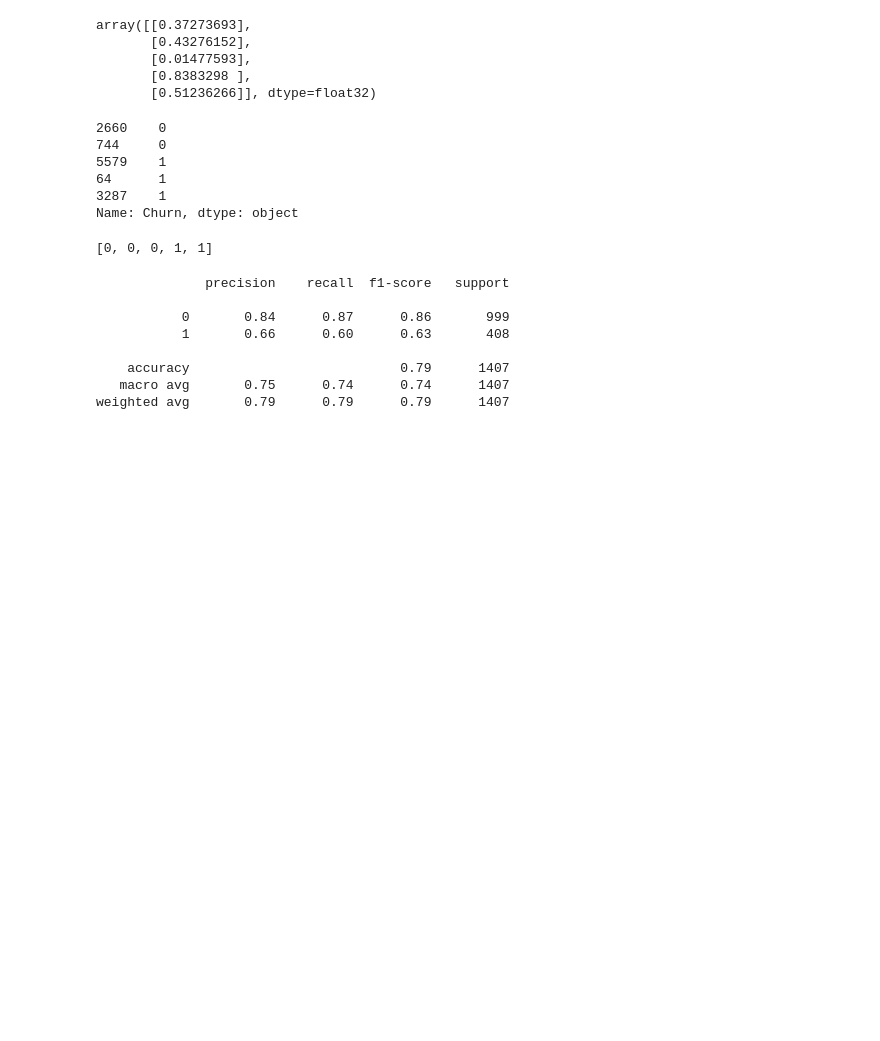
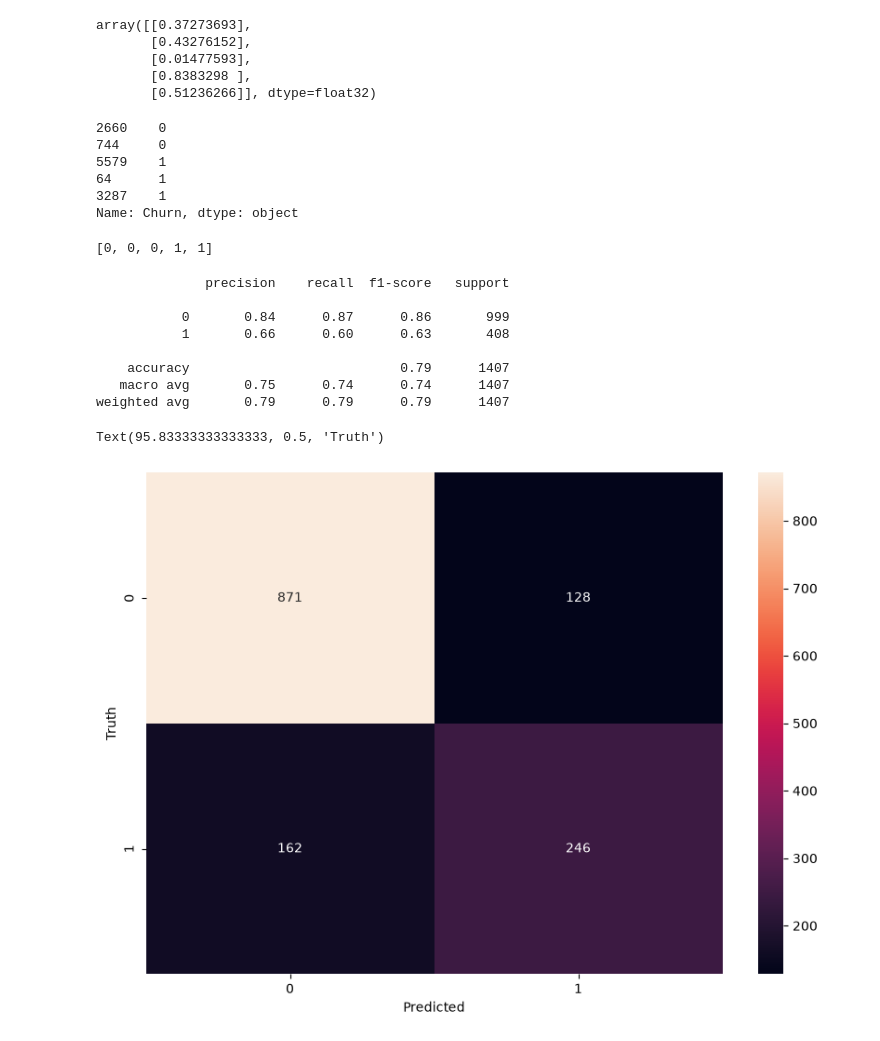
Before and after one commit to boogey004/Deep-Learning, a Jupyter notebook: Artificial Neural Networks/customerchumANN.ipynb, the cells around one changed output. Saved outputs shown, nothing was run; the diff lists cells and outputs as text; code cells hidden in the pictures; blank space fills up the shorter version.

```diff
--- a/Artificial Neural Networks/customerchumANN.ipynb
+++ b/Artificial Neural Networks/customerchumANN.ipynb
@@ -390,3 +390,17 @@ print(classification_report(
     accuracy                           0.79      1407
    macro avg       0.75      0.74      0.74      1407
 weighted avg       0.79      0.79      0.79      1407
+# %%
+import seaborn as sns
+cm = tf.math.confusion_matrix(
+    labels=y_test.to_numpy(dtype=np.int32),
+    predictions=np.asarray(y_pred, dtype=np.int32)
+).numpy()
+
+plt.figure(figsize=(10,7))
+sns.heatmap(cm, annot=True, fmt='d')
+plt.xlabel('Predicted')
+plt.ylabel('Truth')
+# %% [output]
+Text(95.83333333333333, 0.5, 'Truth')
+[figure, added]
```
